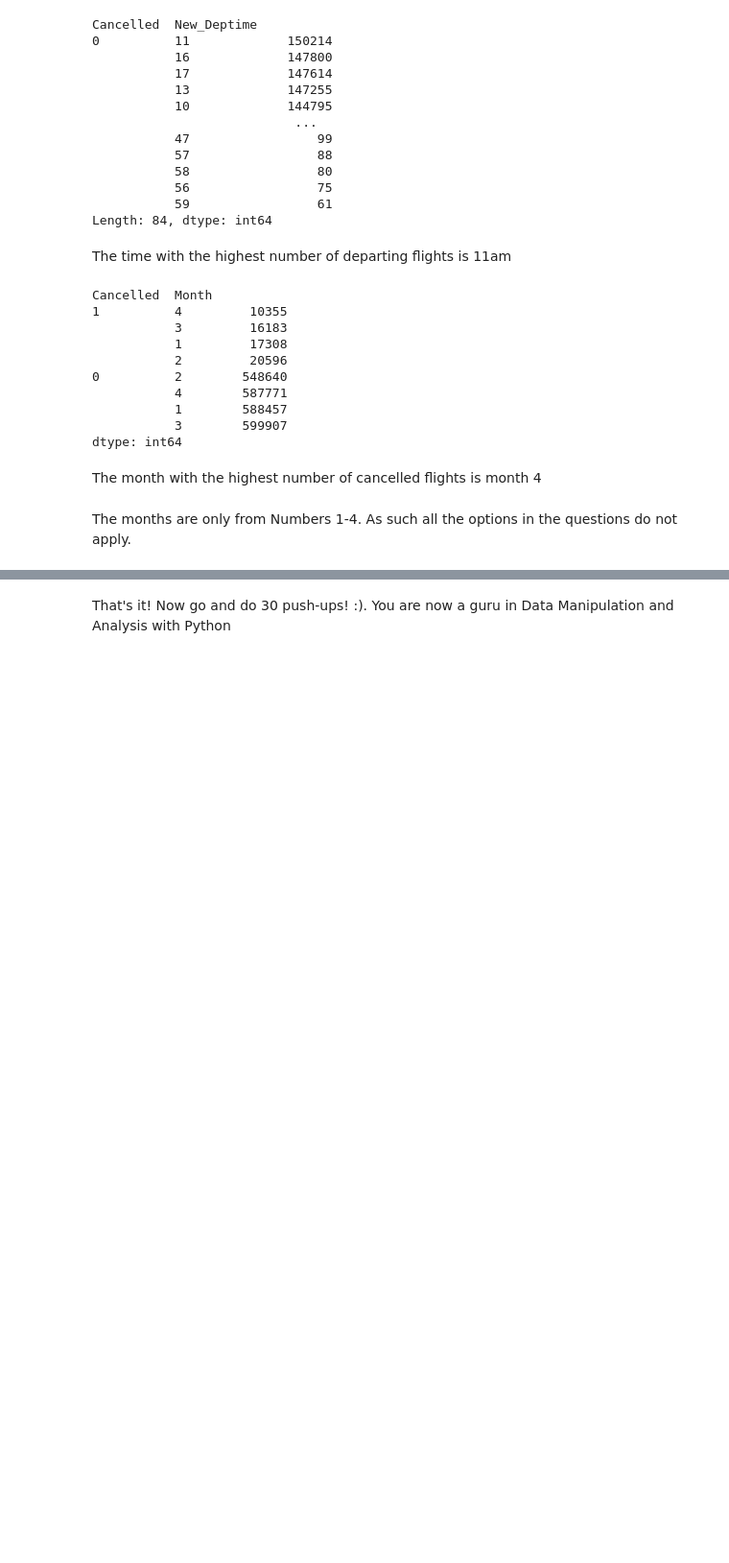
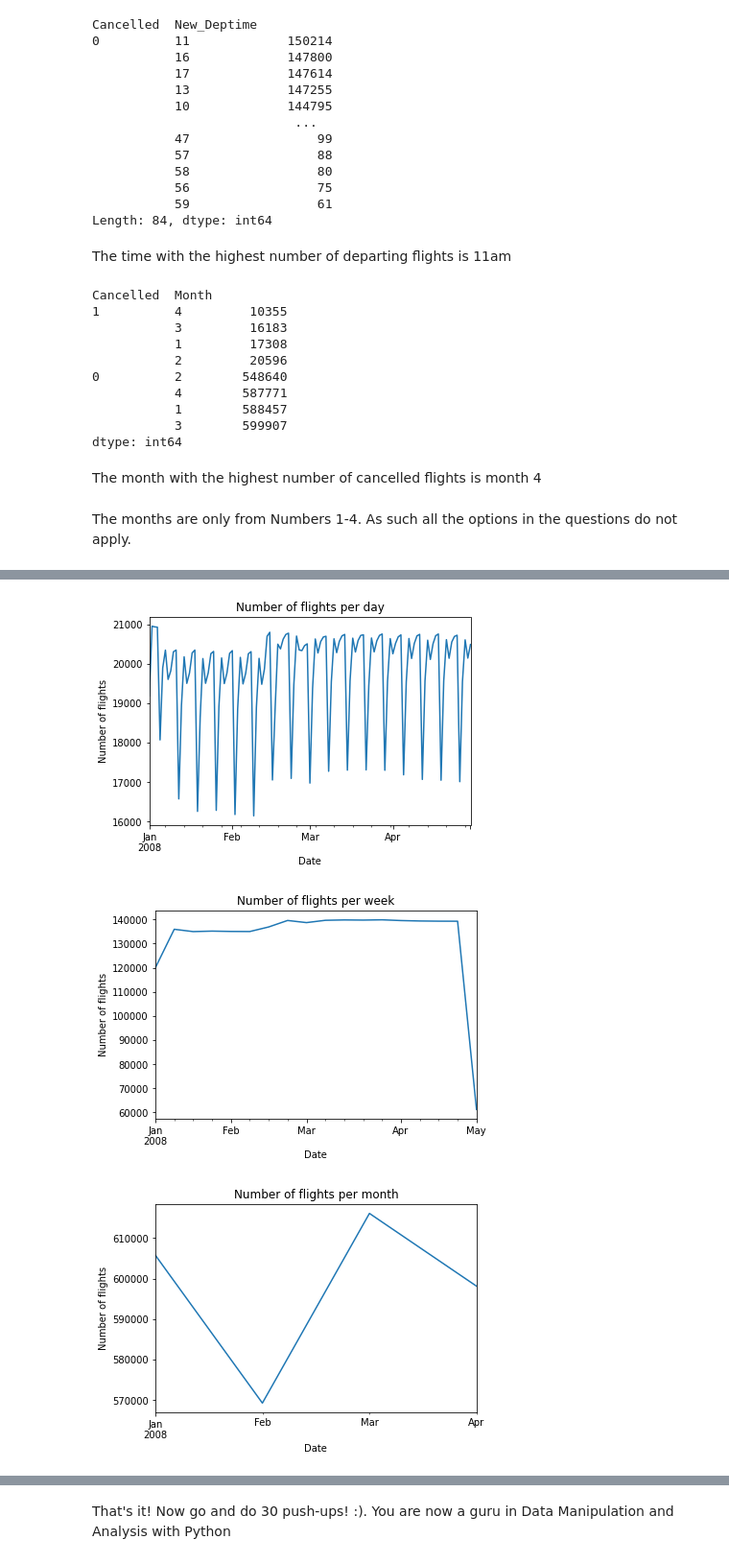
Before and after one commit to vanessaozogu/DM20, a Jupyter notebook: assignment1_USA_flights_EDA.ipynb, the cells around one changed output, grey strips where cells are left out. Shown: that part at 96% size. Drawn from its saved outputs; the diff is of its cells as text; code cells hidden in the pictures; blank space fills up the shorter version.

```diff
--- a/assignment1_USA_flights_EDA.ipynb
+++ b/assignment1_USA_flights_EDA.ipynb
@@ -514,0 +534,6 @@ flights_df.head()
+# %%
+flights_df['Route'] = flights_df['Origin'] + ' - ' + flights_df['Dest']
+flights_df['Route_Rev'] = flights_df['Dest'] + ' - ' + flights_df['Origin']
+routes = pd.concat([flights_df['Route'], flights_df['Route_Rev']])
+most_common_route = routes.value_counts().idxmax()
+print(most_common_route)
@@ -514,0 +562,7 @@ flights_df.head()
+# %%
+flights_df['Route'] = flights_df['Origin'] + ' - ' + flights_df['Dest']
+delayed_routes = flights_df[flights_df['DepDelay'] > 0]['Route'].value_counts().head(5)
+print(delayed_routes)
+delayed_flights = flights_df[flights_df['Route'].isin(delayed_routes.index)]
+weather_delays = delayed_flights[delayed_flights['WeatherDelay'] > 0]['WeatherDelay']
+print(weather_delays)
@@ -514,0 +601,4 @@ flights_df.head()
+# %%
+flights_df['day'] = flights_df['DayofMonth']
+flights_df['Date'] = pd.to_datetime(flights_df[['Year', 'Month', 'day']])
+flights_df['Date']
@@ -514,0 +618,22 @@ flights_df.head()
+# %%
+flights_df.groupby('Date').size().plot()
+plt.title('Number of flights per day')
+plt.xlabel('Date')
+plt.ylabel('Number of flights')
+plt.show()
+# plot the number of flights on a weekly basis
+flights_df.groupby(pd.Grouper(key='Date', freq='W')).size().plot()
+plt.title('Number of flights per week')
+plt.xlabel('Date')
+plt.ylabel('Number of flights')
+plt.show()
+# plot the number of flights on a monthly basis
+flights_df.groupby(pd.Grouper(key='Date', freq='M')).size().plot()
+plt.title('Number of flights per month')
+plt.xlabel('Date')
+plt.ylabel('Number of flights')
+plt.show()
+# %% [output]
+[figure, added]
+[figure, added]
+[figure, added]
```
Also changed, not shown: parts of 36 cells of this notebook.
